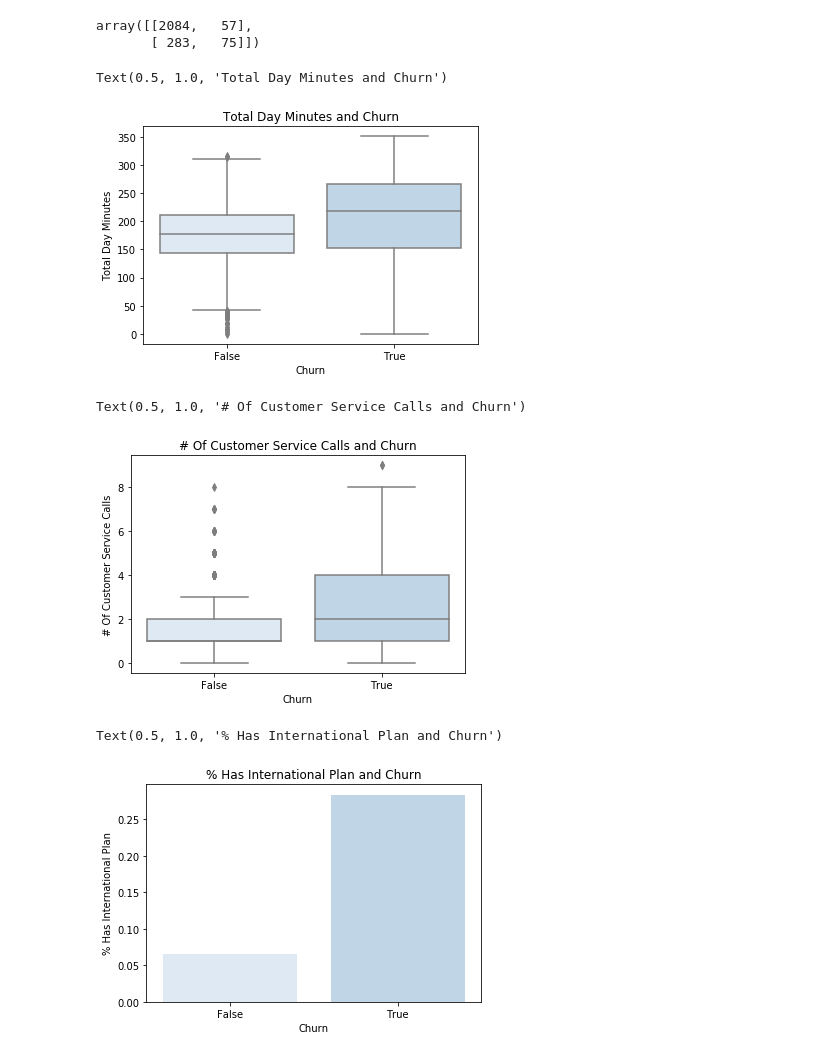
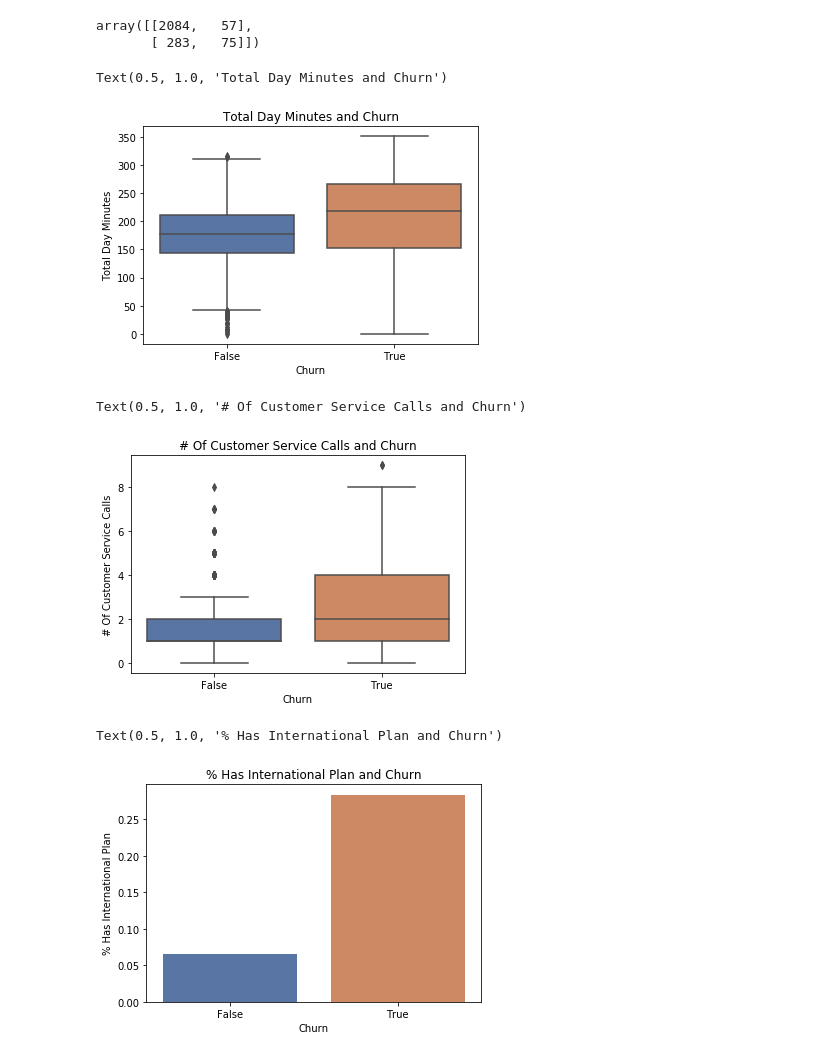
Before and after one commit to chum46/customer_churn_prediction, a Jupyter notebook: notebooks/exploratory/AR_exploratory/AR_exploratory_1.1.ipynb, the cells around one changed output. Cells and saved outputs as stored; diff of their text form; code cells hidden in the pictures.

```diff
--- a/notebooks/exploratory/AR_exploratory/AR_exploratory_1.1.ipynb
+++ b/notebooks/exploratory/AR_exploratory/AR_exploratory_1.1.ipynb
@@ -158,24 +158,24 @@ array([[2084,   57],
        [ 283,   75]])
 # %%
 #Visualizations cuz why not
-sns.set_palette(sns.color_palette("Blues"))
+sns.set_palette(sns.color_palette("deep"))
 ax = sns.boxplot(x = "churn", y = "total_day_minutes", data = df)
 ax.set(xlabel = "Churn", ylabel = "Total Day Minutes")
 ax.set_title("Total Day Minutes and Churn")
 # %% [output]
 Text(0.5, 1.0, 'Total Day Minutes and Churn')
-[figure, old version]
+[figure, new version]
 # %%
 ax2 = sns.boxplot(x = "churn", y = "customer_service_calls", data = df)
 ax2.set(xlabel = "Churn", ylabel = "# Of Customer Service Calls")
 ax2.set_title("# Of Customer Service Calls and Churn")
 # %% [output]
 Text(0.5, 1.0, '# Of Customer Service Calls and Churn')
-[figure, old version]
+[figure, new version]
 # %%
 ax3 = sns.barplot(x = "churn", y = "international_plan", data = df, ci = None)
 ax3.set(xlabel = "Churn", ylabel = "% Has International Plan")
 ax3.set_title("% Has International Plan and Churn")
 # %% [output]
 Text(0.5, 1.0, '% Has International Plan and Churn')
-[figure, old version]
+[figure, new version]
```
Also changed, not shown: 3 other files.
